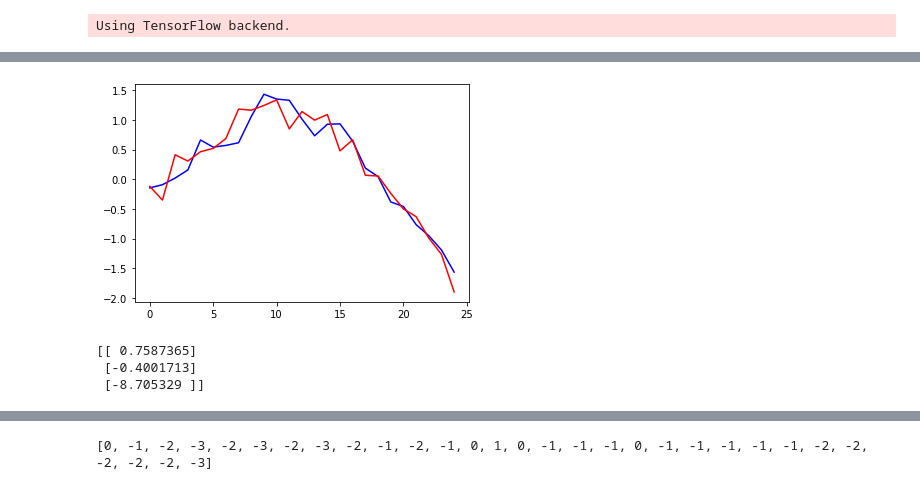
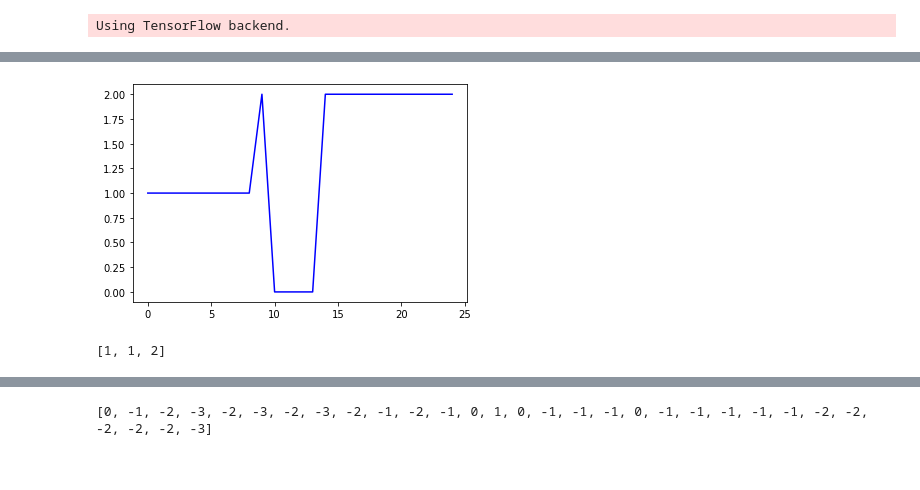
Before and after one commit to sjbaek12/sjbaek12.github.io, a Jupyter notebook: 테스트_강화학습.ipynb, the cells around one changed output, grey strips where cells are left out. Cells and saved outputs as stored; diff of their text form; code cells hidden in the pictures.

```diff
--- a/테스트_강화학습.ipynb
+++ b/테스트_강화학습.ipynb
@@ -45,0 +72,7 @@ array([-2.19567895, -1.90260542, -1.19901328, -0.66878054, -0.68498446])
+# %%
+def action(y_encoded):
+  acts=[]
+  for i in range(len(y_encoded)):
+    act = np.argmax(y_encoded[i])
+    acts.append(act)
+  return acts
@@ -56,14 +93,15 @@ import keras.backend as K  # 케라스의 backend를 K. 형식으로 호출하
 # %% [output]
 Using TensorFlow backend.
 # %%
-#inp_L = layers.Input(shape=(5,1),name="input_L")
-#dense_L = LSTM(5, return_sequences=False)(inp_L)
+#inp_L = layers.Input(shape=(5,1),name="input_L")  # LSTM 용
+#dense_L = LSTM(5, return_sequences=False)(inp_L)  # LSTM 용
 inp_L = layers.Input(shape=(5,),name="input_L")
 #dense_L = Dense(64)(dense_L)
 dense_L = Dense(64)(inp_L)
-output_L = Dense(1)(dense_L)
+#output_L = Dense(1)(dense_L)
+output_s = layers.Dense(3, activation="softmax",kernel_initializer=glorot_uniform(seed=42), use_bias=False, kernel_regularizer=keras.regularizers.l2(0.001), name="out")(dense_L)
 
-model_lstm = Model(inputs=inp_L, outputs = output_L)
+model_lstm = Model(inputs=inp_L, outputs = output_s)
 # %%
 model_lstm.summary()
 # %% [output]
@@ -83,9 +121,9 @@ Non-trainable params: 0
 _________________________________________________________________
 # %%
 optimizer = tf.keras.optimizers.Adam(lr=0.001)
-model_lstm.compile(loss='mse', optimizer=optimizer, metrics=['mae'])
+model_lstm.compile(loss='categorical_crossentropy', optimizer=optimizer, metrics=['mae'])
 # %%
-history_lstm = model_lstm.fit(p_serise, price_lstm, epochs=150, verbose=0)
+history_lstm = model_lstm.fit(p_serise, y_encoded, epochs=150, verbose=0)
 # %%
 plt.plot(history_lstm.history['loss'])
 plt.show()
@@ -94,20 +132,18 @@ plt.show()
 # %%
-plt.plot(model_lstm.predict(p_serise), 'b')
-plt.plot(price_lstm, 'r')
+plt.plot(action(model_lstm.predict(p_serise)), 'b')
+# plt.plot(price_lstm_y, 'r')
 plt.show()
 # %% [output]
-[figure, old version]
+[figure, new version]
 # %%
 test = np.array([[-4.19567895, -2.90260542, -1.19901328, -0.66878054, -0.18498446],
 [-0.19567895, -0.90260542, -1.19901328, -0.66878054, -0.18498446],
 [-0.19567895, -0.90260542, -1.19901328, -2.66878054, -10.18498446],
 ])
 a = model_lstm.predict(test)
-print(a)
+print(action(a))
 # %% [output]
-[[ 0.7587365]
- [-0.4001713]
- [-8.705329 ]]
+[1, 1, 2]
 # %%
 # 랜덤하게 행동들을 만들어낸다. 사실 이건 필요하지 않다.
 
```
Also changed, not shown: parts of 28 cells of this notebook.
